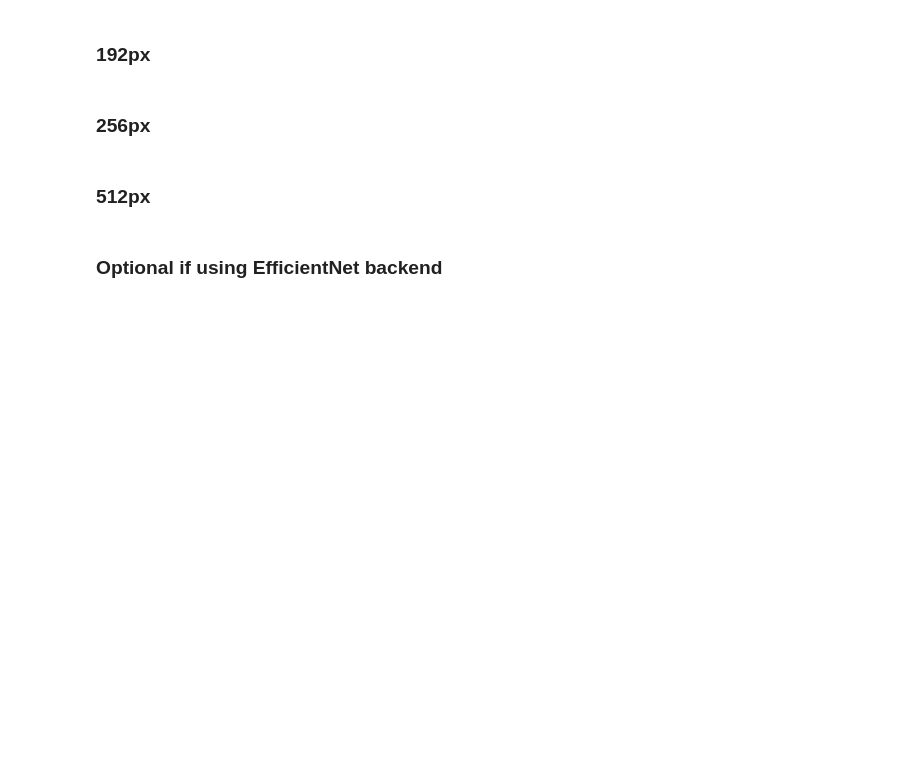
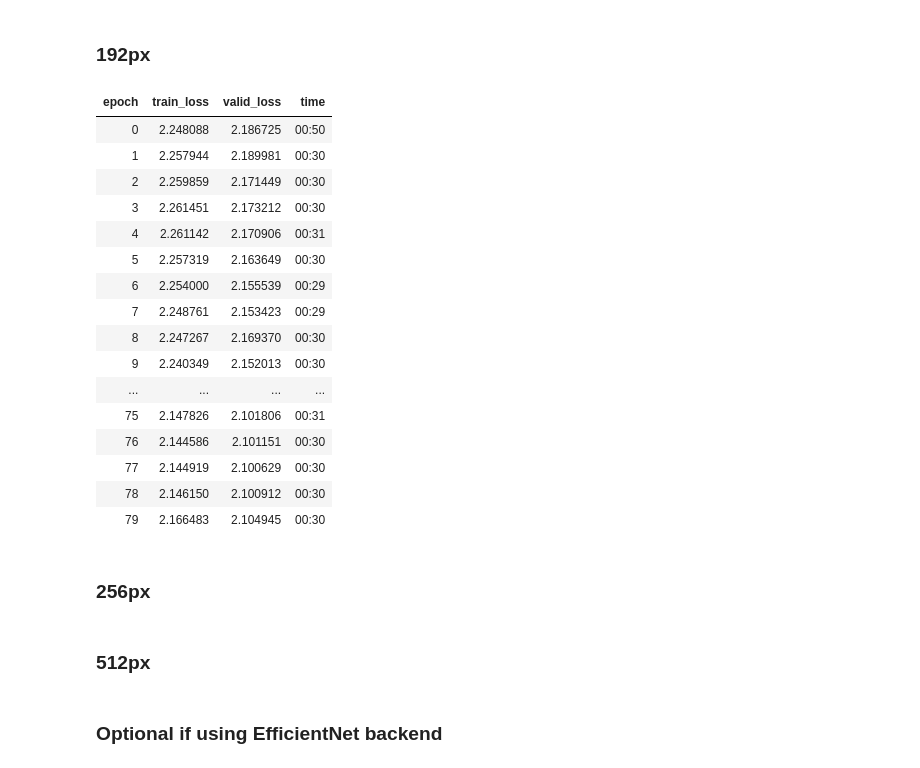
Before and after one commit to yllowcool/DeOldify, a Jupyter notebook: ColorizeTrainingStableLargeBatch.ipynb, the cells around one changed output. Saved outputs shown, nothing was run; the diff lists cells and outputs as text; code cells hidden in the pictures; blank space fills up the shorter version.

```diff
--- a/ColorizeTrainingStableLargeBatch.ipynb
+++ b/ColorizeTrainingStableLargeBatch.ipynb
@@ -246,7 +332,25 @@ learn_gen.callback_fns.append(partial(ImageGenTensorboardWriter, base_dir=TENSOR
 # %%
 learn_gen.unfreeze()
 # %%
-learn_gen.fit_one_cycle(1, pct_start=pct_start, max_lr=slice(5e-8,5e-5))
+learn_gen.fit_one_cycle(90, pct_start=pct_start, max_lr=slice(5e-8,5e-5))
+# %% [output]
+| epoch | train_loss | valid_loss | time |
+| 0 | 2.248088 | 2.186725 | 00:50 |
+| 1 | 2.257944 | 2.189981 | 00:30 |
+| 2 | 2.259859 | 2.171449 | 00:30 |
+| 3 | 2.261451 | 2.173212 | 00:30 |
+| 4 | 2.261142 | 2.170906 | 00:31 |
+| 5 | 2.257319 | 2.163649 | 00:30 |
+| 6 | 2.254000 | 2.155539 | 00:29 |
+| 7 | 2.248761 | 2.153423 | 00:29 |
+| 8 | 2.247267 | 2.169370 | 00:30 |
+| 9 | 2.240349 | 2.152013 | 00:30 |
+| ... | ... | ... | ... |
+| 75 | 2.147826 | 2.101806 | 00:31 |
+| 76 | 2.144586 | 2.101151 | 00:30 |
+| 77 | 2.144919 | 2.100629 | 00:30 |
+| 78 | 2.146150 | 2.100912 | 00:30 |
+| 79 | 2.166483 | 2.104945 | 00:30 |
 # %%
 learn_gen.save(pre_gen_name)
 # %% [markdown]
```
Also changed, not shown: parts of 30 cells of this notebook, 4 other files.
